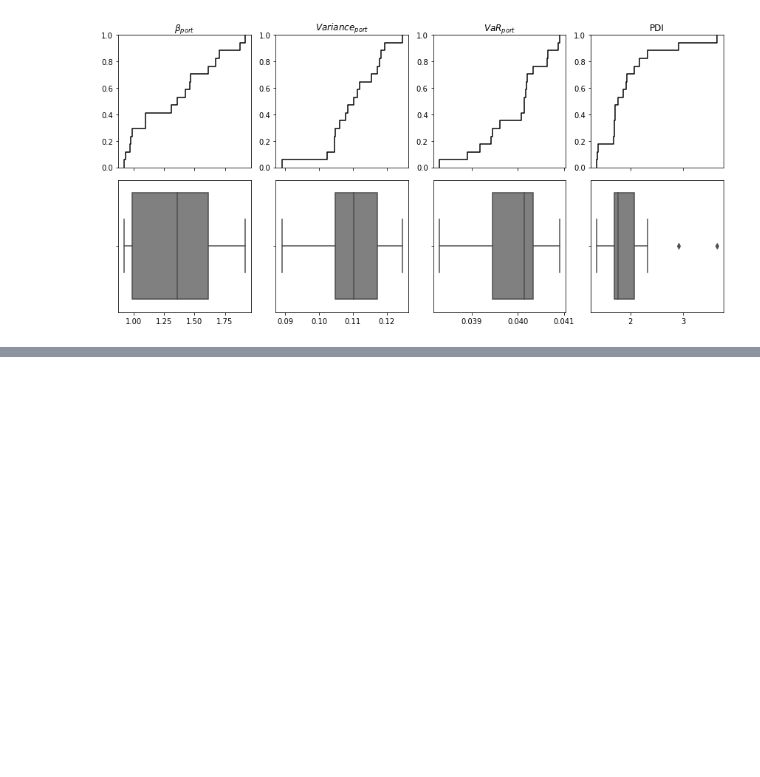
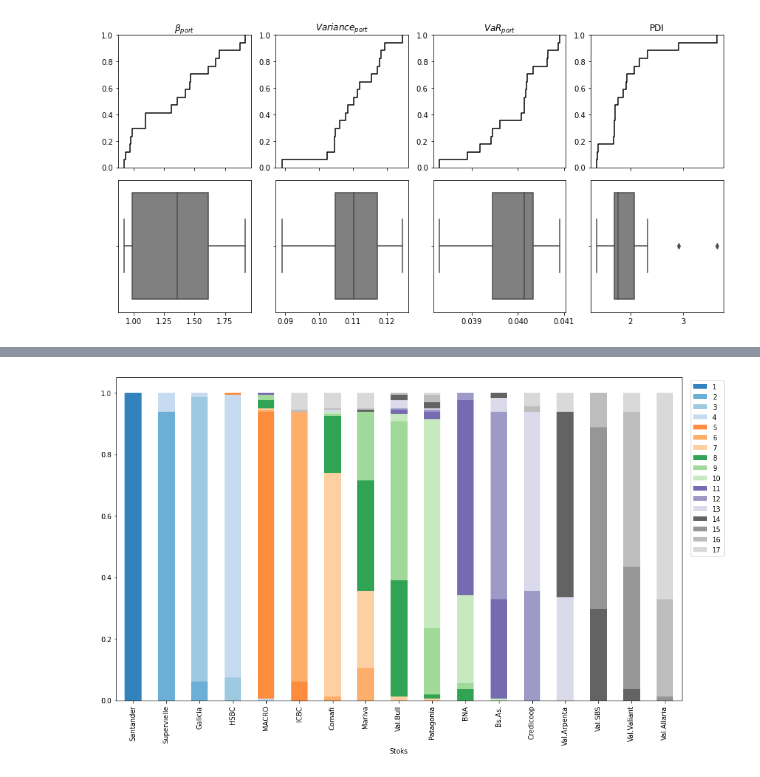
Before and after one commit to quatrope/garpar, a Jupyter notebook: draft/FCIevaluate.ipynb, the cells around one changed output, grey strips where cells are left out. Drawn from its saved outputs; the diff is of its cells as text; code cells hidden in the pictures; blank space fills up the shorter version.

```diff
--- a/draft/FCIevaluate.ipynb
+++ b/draft/FCIevaluate.ipynb
@@ -744,0 +807,22 @@ Name: Rank, dtype: int64
+# %%
+rrdf = rcmp.to_dataframe().T
+sort = np.argsort(rcmp.to_dataframe().T.mean()).to_numpy()
+columns = rcmp.to_dataframe().T.columns
+order = columns[sort]
+
+
+rows = []
+for r in np.arange(1, 18):
+    row = {}
+    for a in order:
+        alt = rrdf[a].to_numpy()
+        row[a] = (alt == r).sum() / len(alt)
+    rows.append(row)
+
+
+rrdf = pd.DataFrame(rows, index=np.arange(1,18))
+rrdf.columns.name = "Stoks"
+rrdf.index.name = "Ranking"
+
+with pd.option_context('display.precision', 3):
+    display(rrdf)
@@ -744,0 +849,13 @@ Name: Rank, dtype: int64
+# %%
+fig, ax = plt.subplots()
+fig.set_size_inches(13,8)
+
+
+rrdf.T.plot.bar(stacked=True, ax=ax, cmap="tab20c")
+#sns.boxplot(data=rcmp.to_dataframe().T)
+
+ax.legend(bbox_to_anchor=(1.01, 1.0))
+
+fig.tight_layout()
+# %% [output]
+[figure, added]
```
Also changed, not shown: parts of 27 cells of this notebook.
